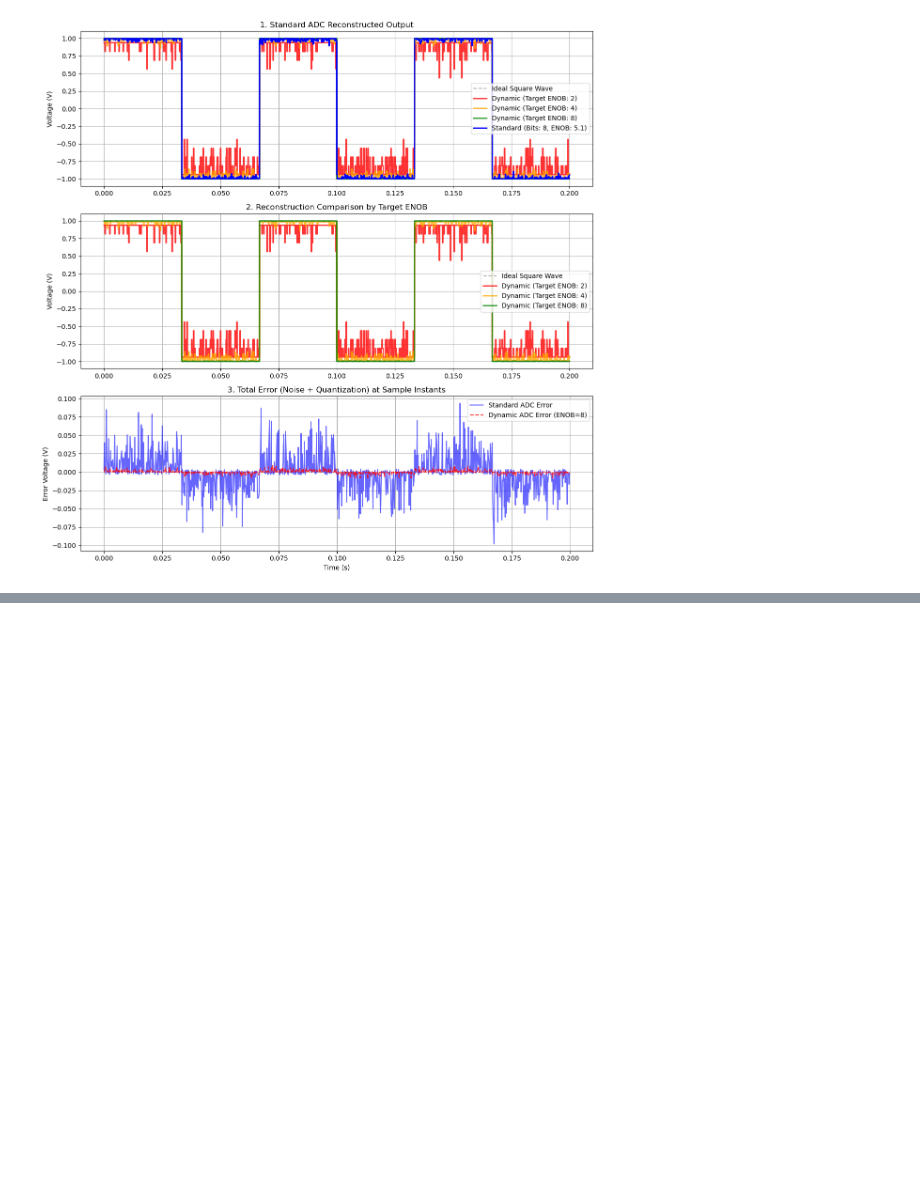
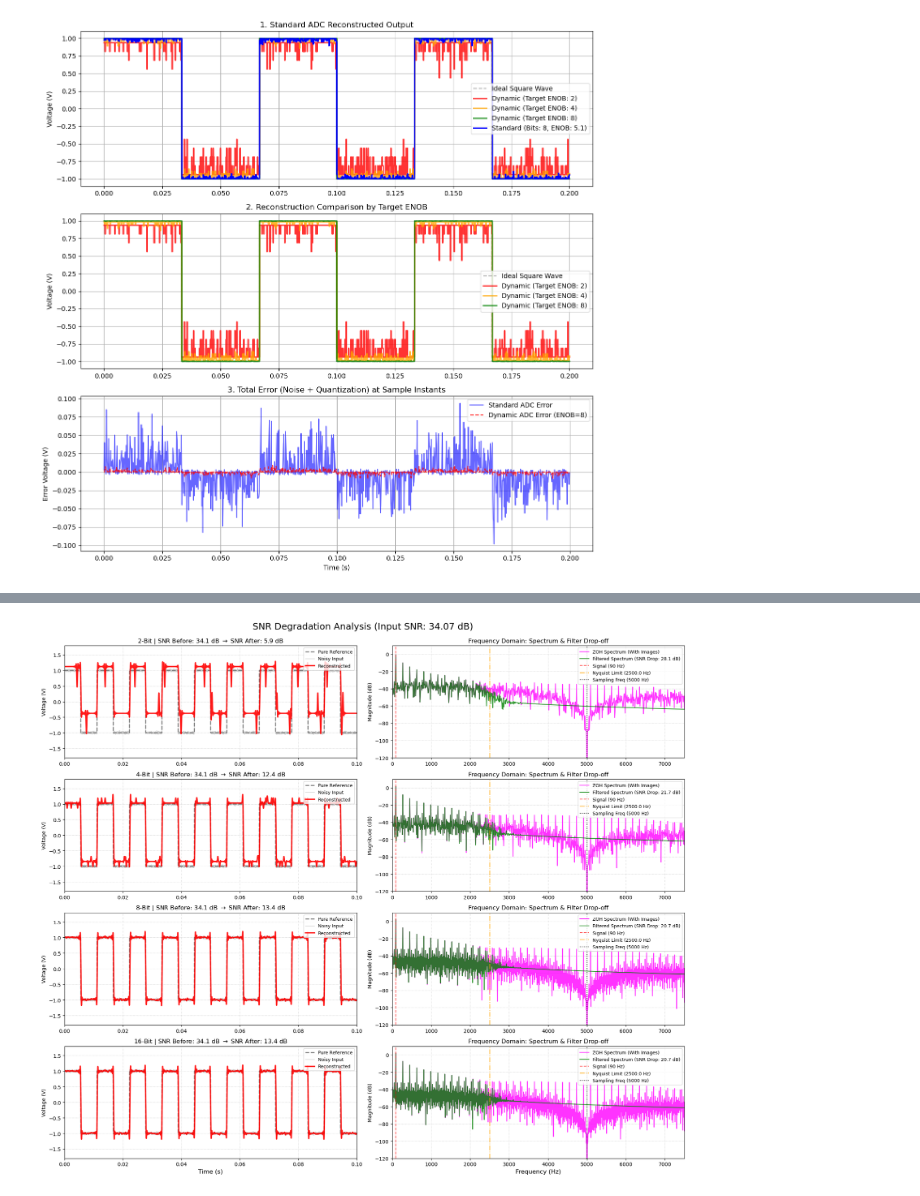
Before and after one commit to elmerfariass/DSPcap, a Jupyter notebook: ADC&DAC.ipynb, the cells around one changed output, grey strips where cells are left out. Saved outputs shown, nothing was run; the diff lists cells and outputs as text; code cells hidden in the pictures; blank space fills up the shorter version.

```diff
--- a/ADC&DAC.ipynb
+++ b/ADC&DAC.ipynb
@@ -1483,0 +1214,94 @@ plt.show()
+# %%
+analog_fs = 100000  # "Continuous" resolution of the real world
+t_sim = 0.1         # 100 milliseconds of simulation
+t_analog = np.arange(0, t_sim, 1 / analog_fs)
+
+f_in = 90 # 90 Hz
+v_max, v_min = 1.5, -1.5
+
+pure_signal = 1.0 * square(2 * np.pi * f_in * t_analog)
+signal_power = np.mean(pure_signal**2)
+
+#  Adding Analog Noise (e.g., Thermal noise or sensor interference)
+noise_std = 0.02 # 20mV RMS Noise
+analog_noise = np.random.normal(0, noise_std, len(t_analog))
+noisy_original_signal = pure_signal + analog_noise
+
+#  Calculate SNR BEFORE Quantization
+noise_power_before = np.mean(analog_noise**2)
+snr_before = 10 * np.log10(signal_power / noise_power_before)
+
+# CONFIGURATIONS
+bits_list = [2, 4, 8, 16]
+fs_adc = 5000  # Fixed sampling rate. Nyquist = 500 Hz
+
+# FULL CYCLE AND PLOTTING
+fig, axes = plt.subplots(len(bits_list), 2, figsize=(18, 16))
+fig.suptitle(f'SNR Degradation Analysis (Input SNR: {snr_before:.2f} dB)', fontsize=18, y=0.96)
+
+for i, bits in enumerate(bits_list):
+
+    (t_sampled, digital_out, _, _, step_size, theoretical_snr,
+     num_bits, codes, b_str, g_str) = adc_dynamic_model(
+        t_analog, noisy_original_signal, fs_adc, bits, v_max, v_min, margin_bits=0
+    )
+
+
+    zoh_factor_calc = int(analog_fs / fs_adc)
+    (t_dig, volt_sig, t_dac, zoh_sig, rec_sig) = simulate_dac(
+        g_str, num_bits, v_min, v_max, fs_adc,
+        zoh_factor=zoh_factor_calc, use_filter=True, fc=None, gray_input=True
+    )
+
+
+    min_len = min(len(pure_signal), len(rec_sig))
+    total_error = rec_sig[:min_len] - pure_signal[:min_len]
+    error_power_after = np.mean(total_error**2)
+    snr_after = 10 * np.log10(signal_power / error_power_after)
+
+
+    ax_time = axes[i, 0]
+    ax_freq = axes[i, 1]
+
+    # PLOT 1 (TIME DOMAIN)
+    ax_time.plot(t_analog, pure_signal, 'k--', lw=2, alpha=0.5, label='Pure Reference')
+    ax_time.plot(t_analog, noisy_original_signal, 'gray', lw=1, alpha=0.4, label='Noisy Input')
+    ax_time.plot(t_dac, rec_sig, 'r-', lw=2.5, alpha=0.9, label='Reconstructed')
+
+
+    ax_time.set_title(f'{bits}-Bit | SNR Before: {snr_before:.1f} dB $\\rightarrow$ SNR After: {snr_after:.1f} dB', fontsize=12)
+    ax_time.set_ylabel('Voltage (V)')
+    ax_time.set_xlim(0, t_sim)
+    ax_time.set_ylim(-1.8, 1.8)
+    ax_time.grid(True, linestyle=':', alpha=0.7)
+    ax_time.legend(loc='upper right', fontsize=9)
+
+    # PLOT 2(FREQUENCY DOMAIN)
+    delta_t = t_dac[1] - t_dac[0]
+    actual_dac_fs = 1 / delta_t
+
+    plt.sca(ax_freq)
+
+    plot_fft(zoh_sig, actual_dac_fs, 'ZOH Spectrum (With Images)', 'magenta')
+    plot_fft(rec_sig, actual_dac_fs, f'Filtered Spectrum (SNR Drop: {snr_before - snr_after:.1f} dB)', 'green')
+
+    ax_freq.axvline(f_in, color='red', linestyle='--', alpha=0.6, label=f'Signal ({f_in} Hz)')
+    ax_freq.axvline(fs_adc/2, color='orange', linestyle='-.', alpha=0.8, label=f'Nyquist Limit ({fs_adc/2:.1f} Hz)')
+    ax_freq.axvline(fs_adc, color='black', linestyle=':', alpha=0.8, label=f'Sampling Freq ({fs_adc} Hz)')
+
+    ax_freq.set_title(f'Frequency Domain: Spectrum & Filter Drop-off', fontsize=12)
+    ax_freq.set_ylabel('Magnitude (dB)')
+    ax_freq.set_ylim(-120, 10)
+    ax_freq.set_xlim(0, fs_adc * 1.5)
+    ax_freq.grid(True, which='both', linestyle=':', alpha=0.7)
+    ax_freq.legend(loc='upper right', fontsize=9)
+
+    if i == len(bits_list) - 1:
+        ax_time.set_xlabel('Time (s)', fontsize=12)
+        ax_freq.set_xlabel('Frequency (Hz)', fontsize=12)
+
+plt.tight_layout()
+plt.subplots_adjust(top=0.92)
+plt.show()
+# %% [output]
+[figure, added]
```
Also changed, not shown: parts of 14 cells of this notebook.
